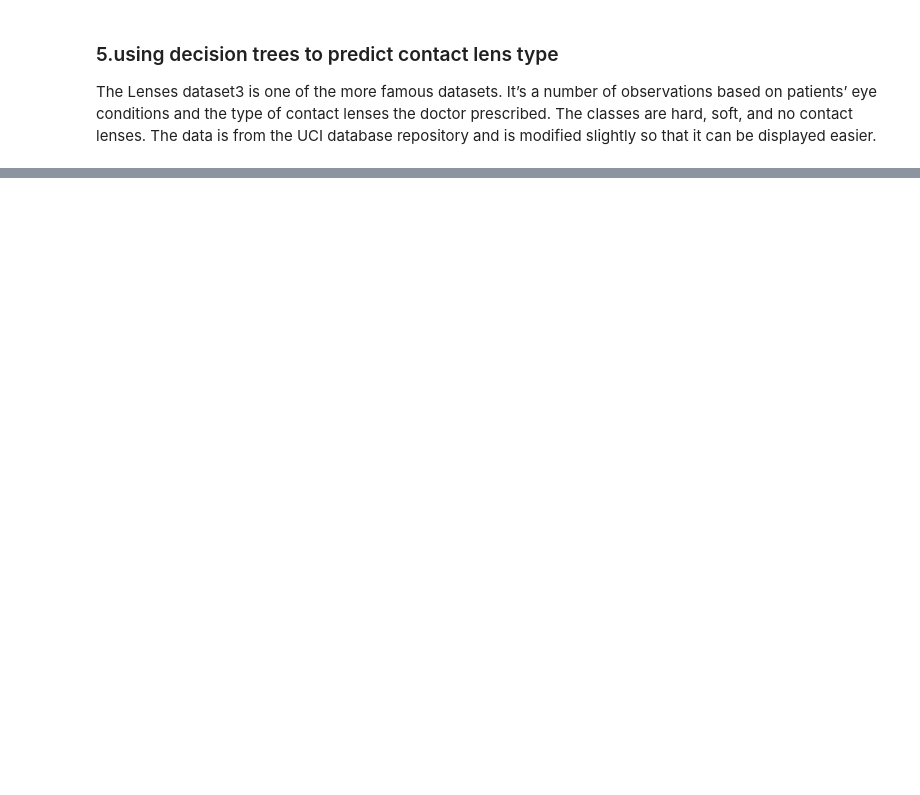
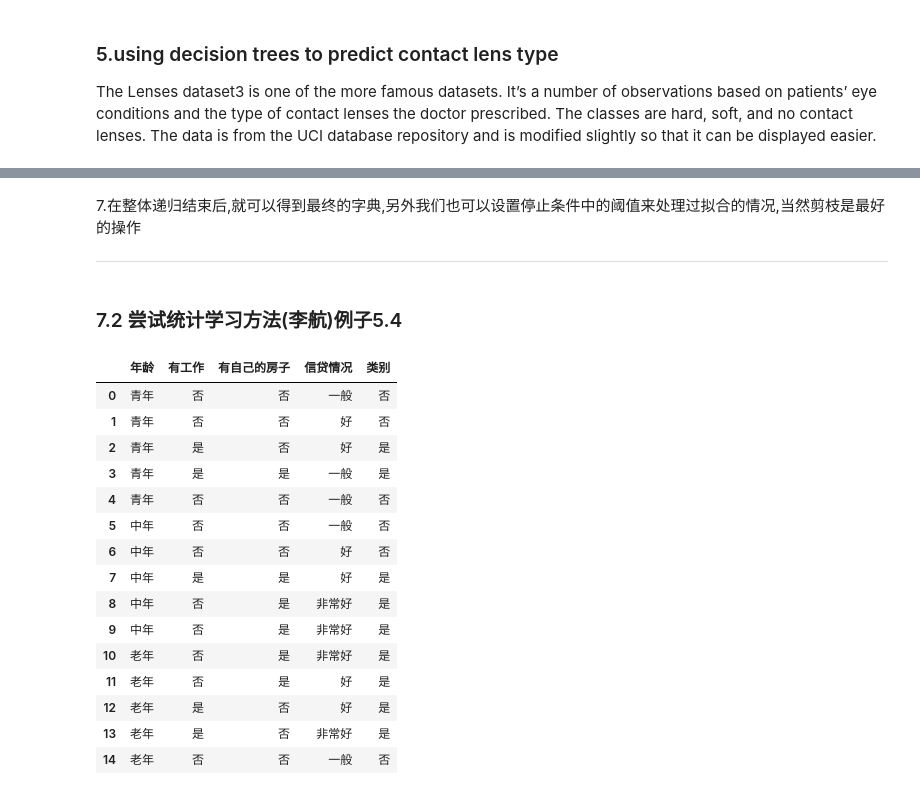
Before and after one commit to Heyra-Joker/Classic_machine_learning, a Jupyter notebook: 2-Decision Trees.ipynb, the cells around one changed output, grey strips where cells are left out. Saved outputs shown, nothing was run; the diff lists cells and outputs as text; code cells hidden in the pictures; blank space fills up the shorter version.

```diff
--- a/2-Decision Trees.ipynb
+++ b/2-Decision Trees.ipynb
@@ -330,0 +429,5 @@ There are other decision tree–generating algorithms. The most popular are C4.5
+# %% [markdown]
+7.在整体递归结束后,就可以得到最终的字典,另外我们也可以设置停止条件中的阈值来处理过拟合的情况,当然剪枝是最好的操作
+
+
+---------------------
@@ -330,0 +586,47 @@ There are other decision tree–generating algorithms. The most popular are C4.5
+# %% [markdown]
+### 7.2 尝试统计学习方法(李航)例子5.4
+# %%
+# 书上题目5.1
+def create_data():
+    datasets = np.array([
+               ['青年', '否', '否', '一般', '否'],
+               ['青年', '否', '否', '好', '否'],
+               ['青年', '是', '否', '好', '是'],
+               ['青年', '是', '是', '一般', '是'],
+               ['青年', '否', '否', '一般', '否'],
+               ['中年', '否', '否', '一般', '否'],
+               ['中年', '否', '否', '好', '否'],
+               ['中年', '是', '是', '好', '是'],
+               ['中年', '否', '是', '非常好', '是'],
+               ['中年', '否', '是', '非常好', '是'],
+               ['老年', '否', '是', '非常好', '是'],
+               ['老年', '否', '是', '好', '是'],
+               ['老年', '是', '否', '好', '是'],
+               ['老年', '是', '否', '非常好', '是'],
+               ['老年', '否', '否', '一般', '否'],
+               ])
+    labels = np.array(['年龄', '有工作', '有自己的房子', '信贷情况', '类别'])
+    # 返回数据集和每个维度的名称
+    return datasets, labels
+# %%
+datasets, labels = create_data()
+# %%
+data = pd.DataFrame(data=datasets,columns=labels)
+data
+# %% [output]
+|  | 年龄 | 有工作 | 有自己的房子 | 信贷情况 | 类别 |
+| 0 | 青年 | 否 | 否 | 一般 | 否 |
+| 1 | 青年 | 否 | 否 | 好 | 否 |
+| 2 | 青年 | 是 | 否 | 好 | 是 |
+| 3 | 青年 | 是 | 是 | 一般 | 是 |
+| 4 | 青年 | 否 | 否 | 一般 | 否 |
+| 5 | 中年 | 否 | 否 | 一般 | 否 |
+| 6 | 中年 | 否 | 否 | 好 | 否 |
+| 7 | 中年 | 是 | 是 | 好 | 是 |
+| 8 | 中年 | 否 | 是 | 非常好 | 是 |
+| 9 | 中年 | 否 | 是 | 非常好 | 是 |
+| 10 | 老年 | 否 | 是 | 非常好 | 是 |
+| 11 | 老年 | 否 | 是 | 好 | 是 |
+| 12 | 老年 | 是 | 否 | 好 | 是 |
+| 13 | 老年 | 是 | 否 | 非常好 | 是 |
+| 14 | 老年 | 否 | 否 | 一般 | 否 |
```
Also changed, not shown: parts of 28 cells of this notebook, 12 other files.
